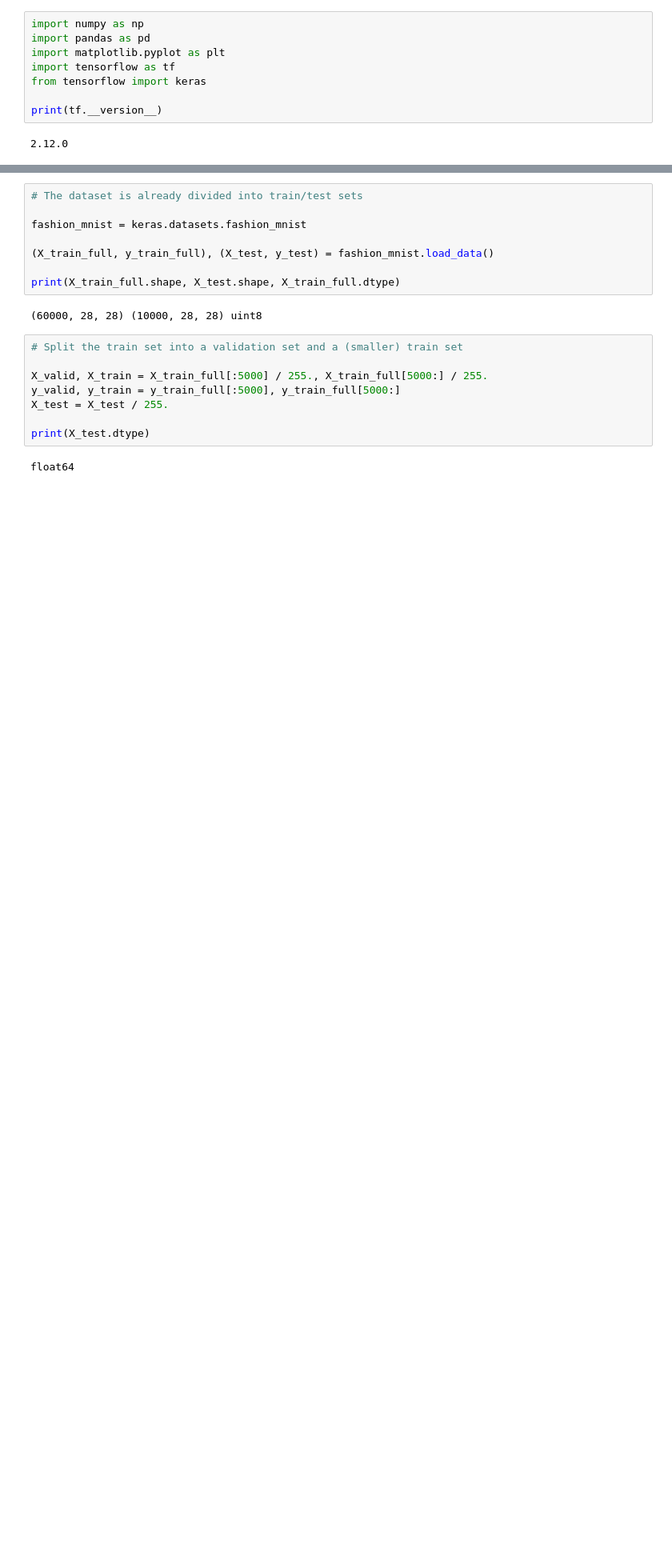
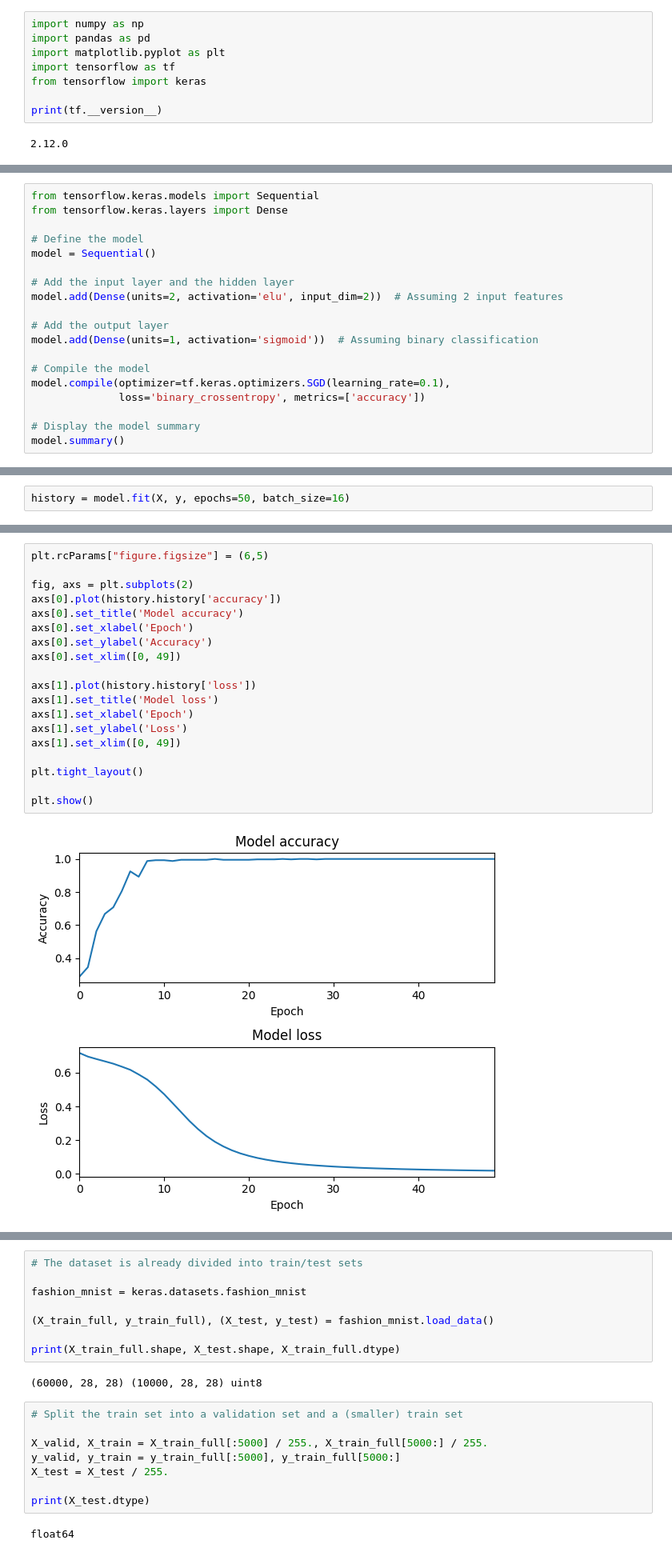
Before and after one commit to farhad-pourkamali/MATH6388, a Jupyter notebook: Lecture4_NN.ipynb, the cells around one changed output, grey strips where cells are left out. Shown at 80% size. Drawn from its saved outputs; the diff is of its cells as text; blank space fills up the shorter version.

```diff
--- a/Lecture4_NN.ipynb
+++ b/Lecture4_NN.ipynb
@@ -218,0 +281,19 @@ print(tf.__version__)
+# %%
+from tensorflow.keras.models import Sequential
+from tensorflow.keras.layers import Dense
+
+# Define the model
+model = Sequential()
+
+# Add the input layer and the hidden layer
+model.add(Dense(units=2, activation='elu', input_dim=2))  # Assuming 2 input features
+
+# Add the output layer
+model.add(Dense(units=1, activation='sigmoid'))  # Assuming binary classification
+
+# Compile the model
+model.compile(optimizer=tf.keras.optimizers.SGD(learning_rate=0.1),
+              loss='binary_crossentropy', metrics=['accuracy'])
+
+# Display the model summary
+model.summary()
@@ -218,0 +337,2 @@ print(tf.__version__)
+# %%
+history = model.fit(X, y, epochs=50, batch_size=16)
@@ -218,0 +359,21 @@ print(tf.__version__)
+# %%
+plt.rcParams["figure.figsize"] = (6,5)
+
+fig, axs = plt.subplots(2)
+axs[0].plot(history.history['accuracy'])
+axs[0].set_title('Model accuracy')
+axs[0].set_xlabel('Epoch')
+axs[0].set_ylabel('Accuracy')
+axs[0].set_xlim([0, 49])
+
+axs[1].plot(history.history['loss'])
+axs[1].set_title('Model loss')
+axs[1].set_xlabel('Epoch')
+axs[1].set_ylabel('Loss')
+axs[1].set_xlim([0, 49])
+
+plt.tight_layout()
+
+plt.show()
+# %% [output]
+[figure, added]
```
Also changed, not shown: parts of 22 cells of this notebook.
